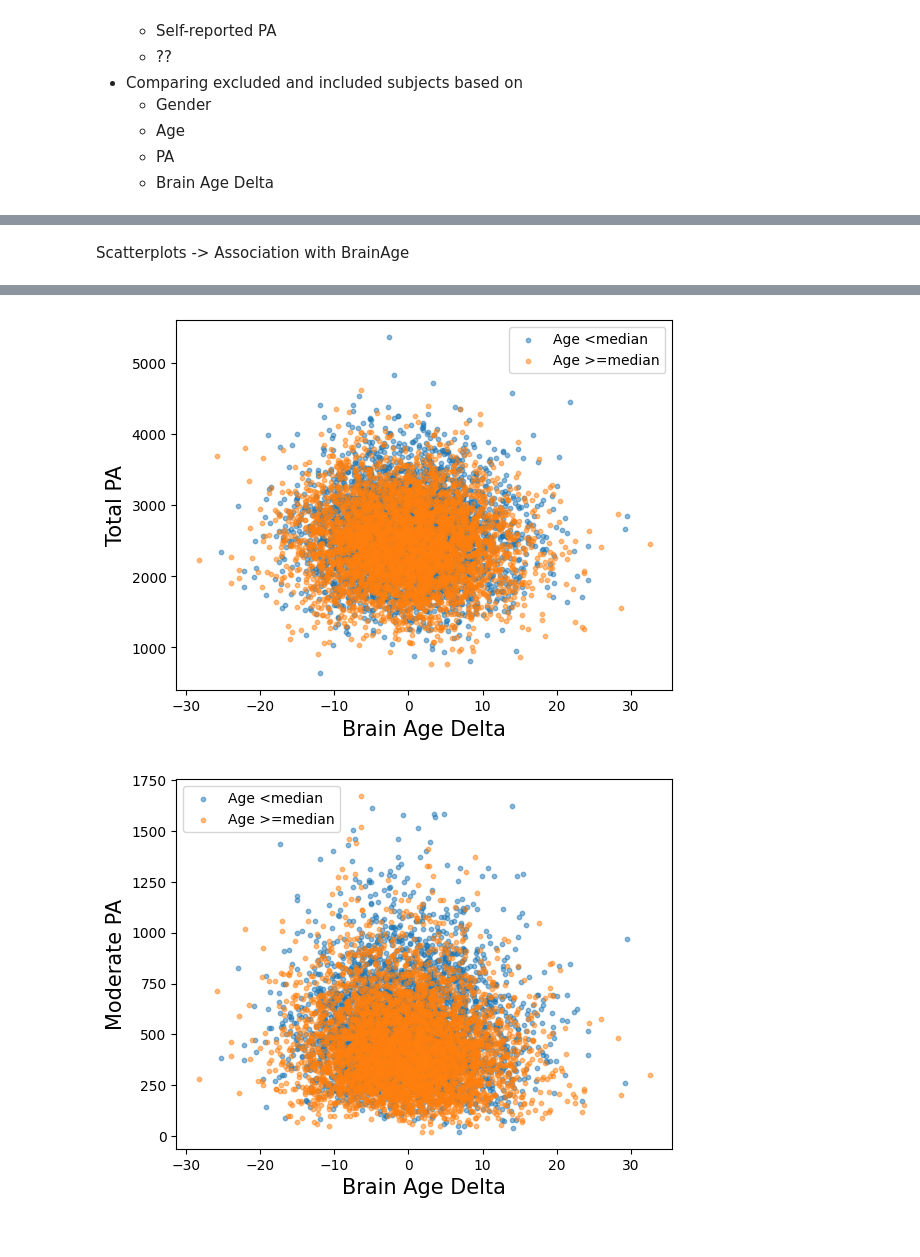
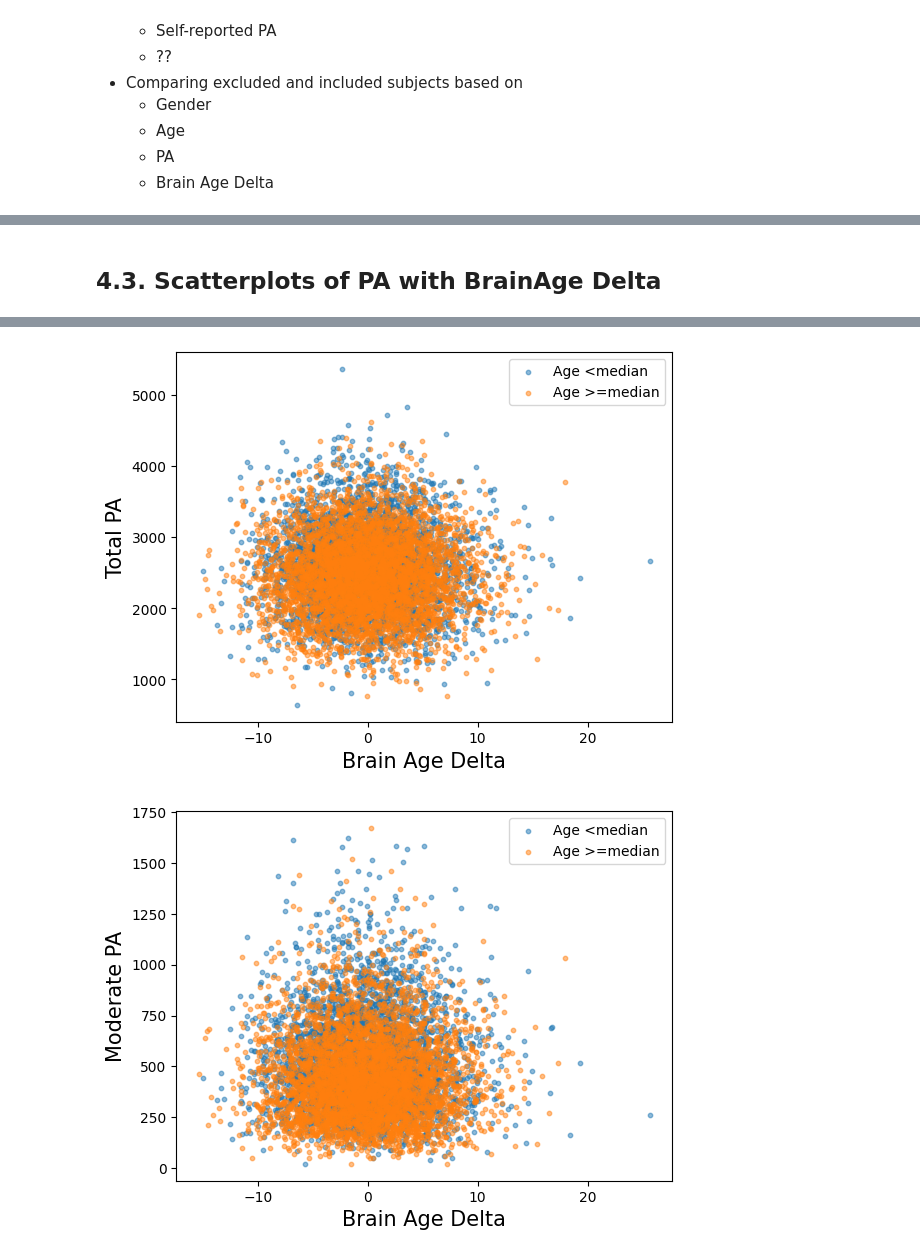
Before and after one commit to ivychad/Hanna, a Jupyter notebook: 4 Analysis.ipynb, the cells around one changed output, grey strips where cells are left out. Drawn from its saved outputs; the diff is of its cells as text; code cells hidden in the pictures.

```diff
--- a/4 Analysis.ipynb
+++ b/4 Analysis.ipynb
@@ -44,0 +27,27 @@ main_test_female = main_test[main_test["Gender"]=="Female"]
+# %%
+#main_test = main_test[main_test["Excluded"]==0]
+
+main_test['Imaging site'] = main_test['Imaging site'].map({'Cheadle': 1, 'Reading': 2,'Newcastle': 3, 'Bristol': 4})
+main_test["Smoking"] = main_test["Smoking"].map({"No":0, "Only occasionally":1, "Yes, on most or all days":2})
+main_test["Gender"] = main_test["Gender"].map({"Female":0, "Male":1})
+#main_test = main_test.drop(main_test[main_test["Smoking"]=="Prefer not to answer"])
+#print(main_test["Smoking"].value_counts())
+
+
+#main_test["PA Moderate Difference"] = main_test["Moderate PA"] - main_test["SR Moderate PA"]
+#main_test["PA Vigorous Difference"] = main_test["Vigorous PA"] - main_test["SR Vigorous PA"]
+#main_test["PA Light Difference"] = main_test["Light PA"] - main_test["SR Walking PA"]
+
+#del main_test["BA Desikan Delta Corr"]
+
+median_age = np.median(main_test["Age"])
+main_test_young = main_test[main_test["Age"]<median_age]
+main_test_old = main_test[main_test["Age"]>=median_age]
+
+main_test_male = main_test[main_test["Gender"]==1]
+main_test_female = main_test[main_test["Gender"]==0]
+
+main_test_old_male = main_test_male[main_test_male["Age"]>=median_age]
+main_test_old_female = main_test_female[main_test_female["Age"]>=median_age]
+main_test_young_male = main_test_male[main_test_male["Age"]<median_age]
+main_test_young_female = main_test_female[main_test_female["Age"]<median_age]
@@ -136,26 +176,26 @@ plt.show()
-# %% [markdown]
-Scatterplots -> Association with BrainAge
+# %% [markdown]
+## 4.3. Scatterplots of PA with BrainAge Delta
 # %%
 plt.figure()
-plt.scatter(main_test["BA A2009 Delta Corr"], main_test["Light PA"], alpha=0.5, s=10)
+plt.scatter(main_test["BA Delta Corr"], main_test["Light PA"], alpha=0.5, s=10)
 plt.ylabel("Light PA", fontsize = 15)
 plt.xlabel("Brain Age Delta", fontsize = 15)
 plt.show()
 
 plt.figure()
-plt.scatter(main_test["BA A2009 Delta Corr"], main_test["Moderate PA"], alpha=0.5,s=10)
+plt.scatter(main_test["BA Delta Corr"], main_test["Moderate PA"], alpha=0.5,s=10)
 plt.ylabel("Moderate PA", fontsize = 15)
 plt.xlabel("Brain Age Delta", fontsize = 15)
 plt.show()
 
 plt.figure()
-plt.scatter(main_test["BA A2009 Delta Corr"], main_test["Vigorous PA"], alpha=0.5, s=10)
+plt.scatter(main_test["BA Delta Corr"], main_test["Vigorous PA"], alpha=0.5, s=10)
 plt.ylabel("Vigorous PA", fontsize = 15)
 plt.xlabel("Brain Age Delta", fontsize = 15)
 plt.show()
 
 plt.figure()
-plt.scatter(main_test["BA A2009 Delta Corr"], main_test["Total PA"], alpha=0.5, s=10)
+plt.scatter(main_test["BA Delta Corr"], main_test["Total PA"], alpha=0.5, s=10)
 plt.ylabel("Total PA", fontsize = 15)
 plt.xlabel("Brain Age Delta", fontsize = 15)
 plt.show()
@@ -163,16 +203,16 @@ plt.show()
 
 
 plt.figure()
-plt.scatter(main_test_young["BA A2009 Delta Corr"], main_test_young["Total PA"], alpha=0.5, s=10, label="Age <median")
-plt.scatter(main_test_old["BA A2009 Delta Corr"], main_test_old["Total PA"], alpha=0.5, s=10, label="Age >=median")
+plt.scatter(main_test_young["BA Delta Corr"], main_test_young["Total PA"], alpha=0.5, s=10, label="Age <median")
+plt.scatter(main_test_old["BA Delta Corr"], main_test_old["Total PA"], alpha=0.5, s=10, label="Age >=median")
 plt.ylabel("Total PA", fontsize = 15)
 plt.xlabel("Brain Age Delta", fontsize = 15)
 plt.legend()
 plt.show()
 
 plt.figure()
-plt.scatter(main_test_young["BA A2009 Delta Corr"], main_test_young["Moderate PA"], alpha=0.5, s=10, label="Age <median")
-plt.scatter(main_test_old["BA A2009 Delta Corr"], main_test_old["Moderate PA"], alpha=0.5, s=10, label="Age >=median")
+plt.scatter(main_test_young["BA Delta Corr"], main_test_young["Moderate PA"], alpha=0.5, s=10, label="Age <median")
+plt.scatter(main_test_old["BA Delta Corr"], main_test_old["Moderate PA"], alpha=0.5, s=10, label="Age >=median")
 plt.ylabel("Moderate PA", fontsize = 15)
 plt.xlabel("Brain Age Delta", fontsize = 15)
 plt.legend()
@@ -185,2 +225,2 @@ plt.show()
-[figure, old version]
+[figure, new version]
-[figure, old version]
+[figure, new version]
```
Also changed, not shown: parts of 49 cells of this notebook, 4 other files.
